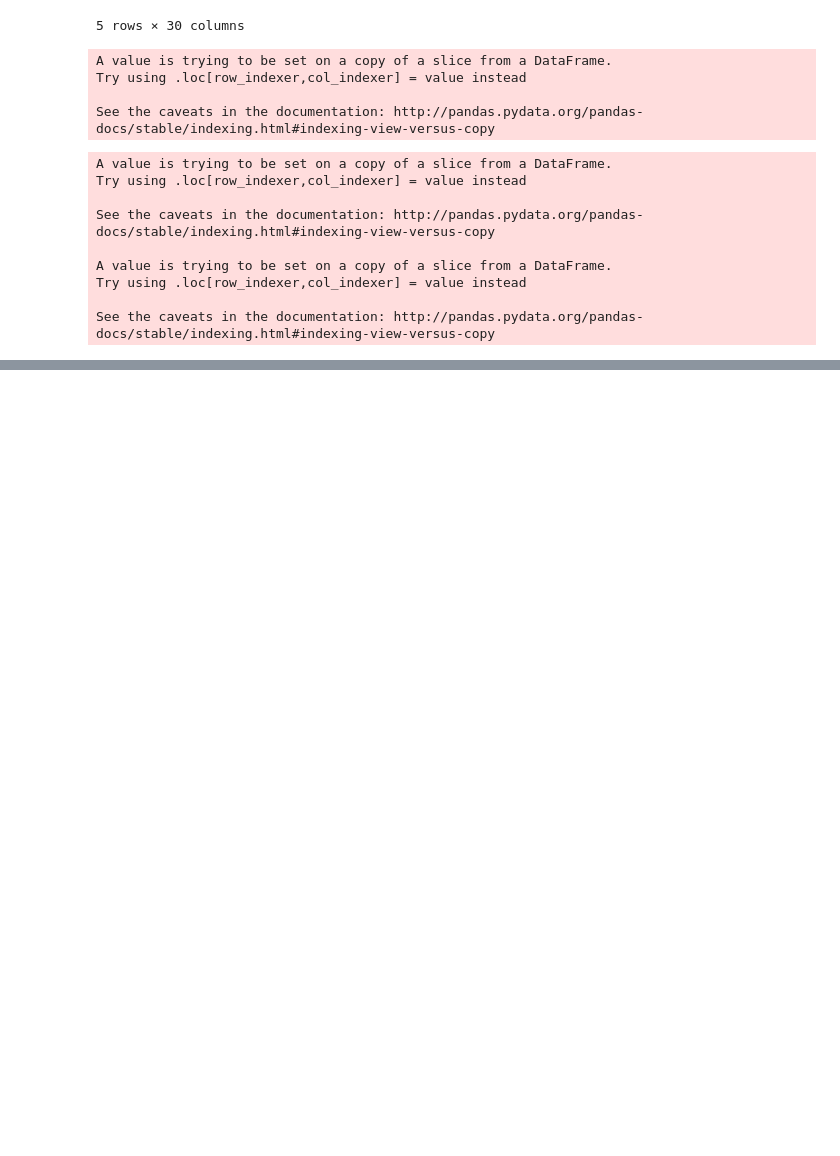
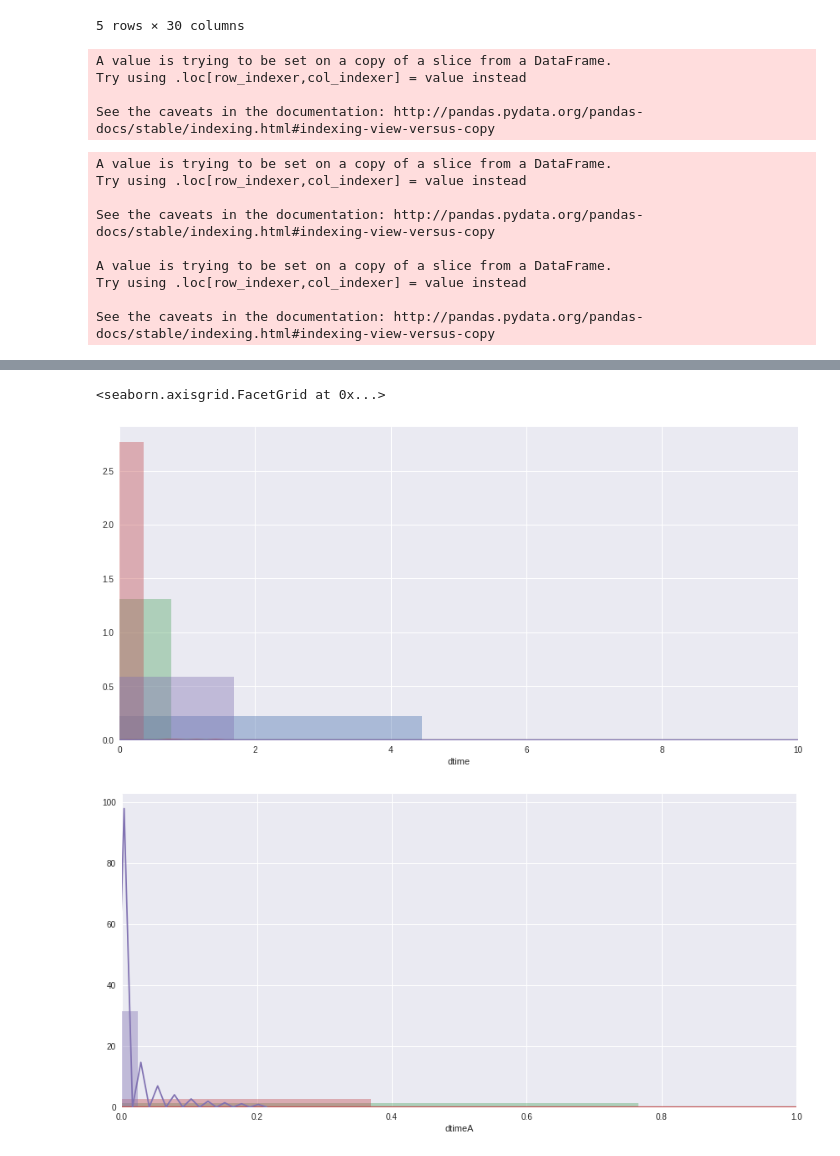
Before and after one commit to alTeska/VR_Acuity, a Jupyter notebook: notebooks/SRB_dtime_2804.ipynb, the cells around one changed output, grey strips where cells are left out. Drawn from its saved outputs; the diff is of its cells as text; code cells hidden in the pictures; blank space fills up the shorter version.

```diff
--- a/notebooks/SRB_dtime_2804.ipynb
+++ b/notebooks/SRB_dtime_2804.ipynb
@@ -288,0 +295,10 @@ g.map(plt.plot, "Time", "U" , alpha=1, linewidth=1, color='yellow');
+# %%
+g = sns.FacetGrid(data=DF2, size=6, aspect=2, hue='session_id', xlim=[0,10])
+g.map(sns.distplot, 'dtime')
+
+g = sns.FacetGrid(data=DF2, size=6, aspect=2, hue='session_id', xlim=[0,1])
+g.map(sns.distplot, 'dtimeA')
+# %% [output]
+<seaborn.axisgrid.FacetGrid at 0x...>
+[figure, added]
+[figure, added]
```
Also changed, not shown: parts of 5 cells of this notebook, 4 other files.
